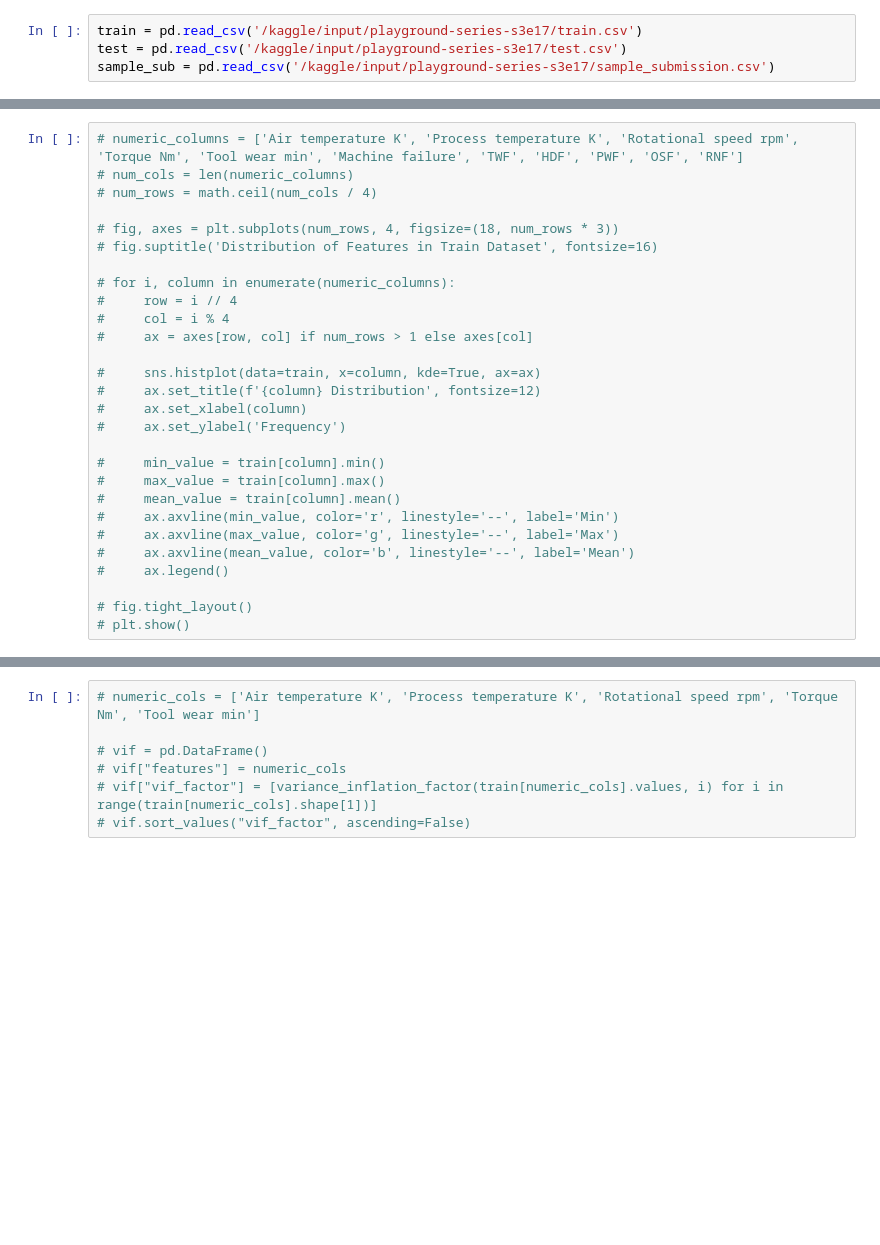
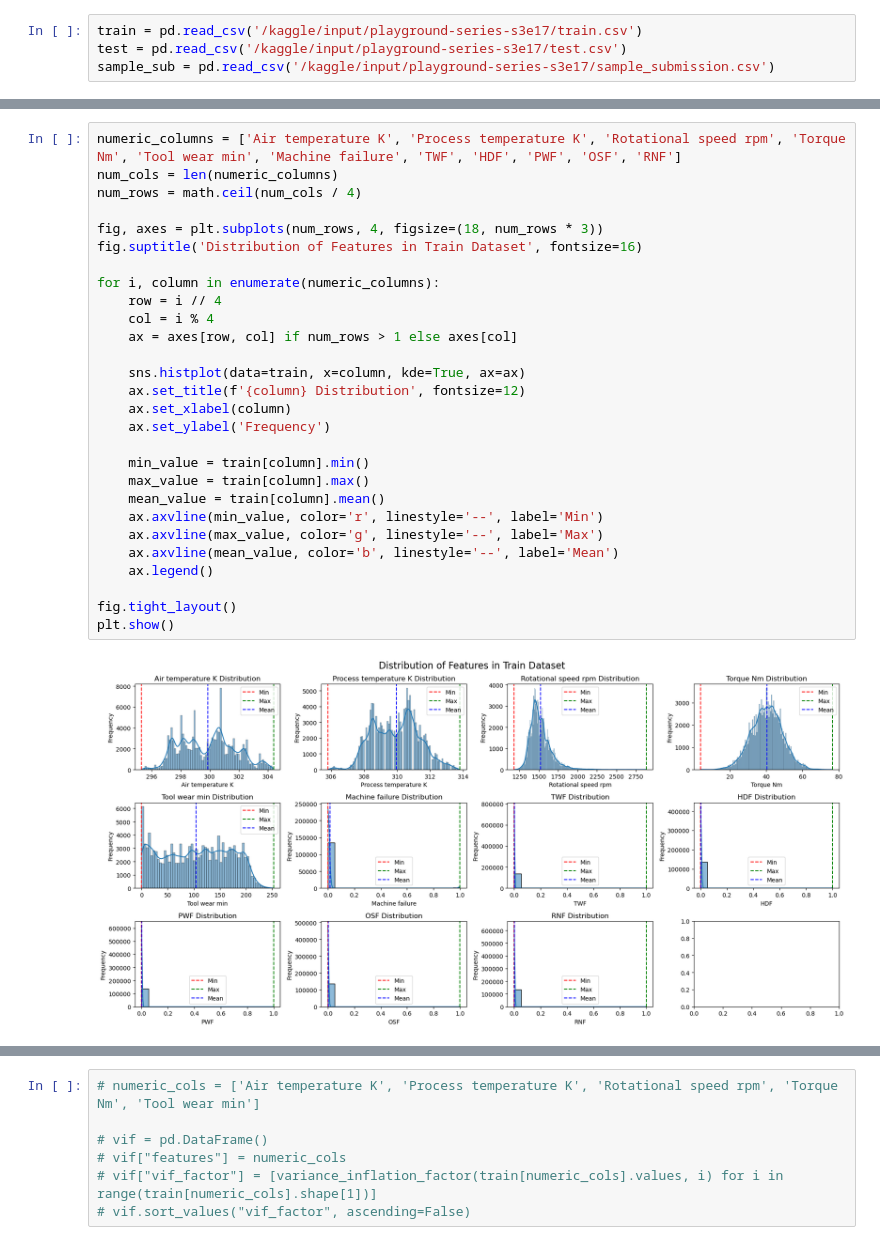
Before and after one commit to utkarshx27/Kaggle-Work-ML-Models, a Jupyter notebook: machine-failure-predictions.ipynb, the cells around one changed output, grey strips where cells are left out. Cells and saved outputs as stored; diff of their text form; blank space fills up the shorter version.

```diff
--- a/machine-failure-predictions.ipynb
+++ b/machine-failure-predictions.ipynb
@@ -92,29 +121,31 @@ Index(['id', 'Product ID', 'Type', 'Air temperature K',
 # %%
-# numeric_columns = ['Air temperature K', 'Process temperature K', 'Rotational speed rpm', 'Torque Nm', 'Tool wear min', 'Machine failure', 'TWF', 'HDF', 'PWF', 'OSF', 'RNF']
-# num_cols = len(numeric_columns)
-# num_rows = math.ceil(num_cols / 4)
+numeric_columns = ['Air temperature K', 'Process temperature K', 'Rotational speed rpm', 'Torque Nm', 'Tool wear min', 'Machine failure', 'TWF', 'HDF', 'PWF', 'OSF', 'RNF']
+num_cols = len(numeric_columns)
+num_rows = math.ceil(num_cols / 4)
 
-# fig, axes = plt.subplots(num_rows, 4, figsize=(18, num_rows * 3))
-# fig.suptitle('Distribution of Features in Train Dataset', fontsize=16)
+fig, axes = plt.subplots(num_rows, 4, figsize=(18, num_rows * 3))
+fig.suptitle('Distribution of Features in Train Dataset', fontsize=16)
 
-# for i, column in enumerate(numeric_columns):
-#     row = i // 4
-#     col = i % 4
-#     ax = axes[row, col] if num_rows > 1 else axes[col]
+for i, column in enumerate(numeric_columns):
+    row = i // 4
+    col = i % 4
+    ax = axes[row, col] if num_rows > 1 else axes[col]
 
-#     sns.histplot(data=train, x=column, kde=True, ax=ax)
-#     ax.set_title(f'{column} Distribution', fontsize=12)
-#     ax.set_xlabel(column)
-#     ax.set_ylabel('Frequency')
+    sns.histplot(data=train, x=column, kde=True, ax=ax)
+    ax.set_title(f'{column} Distribution', fontsize=12)
+    ax.set_xlabel(column)
+    ax.set_ylabel('Frequency')
 
-#     min_value = train[column].min()
-#     max_value = train[column].max()
-#     mean_value = train[column].mean()
-#     ax.axvline(min_value, color='r', linestyle='--', label='Min')
-#     ax.axvline(max_value, color='g', linestyle='--', label='Max')
-#     ax.axvline(mean_value, color='b', linestyle='--', label='Mean')
-#     ax.legend()
+    min_value = train[column].min()
+    max_value = train[column].max()
+    mean_value = train[column].mean()
+    ax.axvline(min_value, color='r', linestyle='--', label='Min')
+    ax.axvline(max_value, color='g', linestyle='--', label='Max')
+    ax.axvline(mean_value, color='b', linestyle='--', label='Mean')
+    ax.legend()
 
-# fig.tight_layout()
-# plt.show()
+fig.tight_layout()
+plt.show()
+# %% [output]
+[figure, added]
 # %%
```
Also changed, not shown: parts of 28 cells of this notebook.
